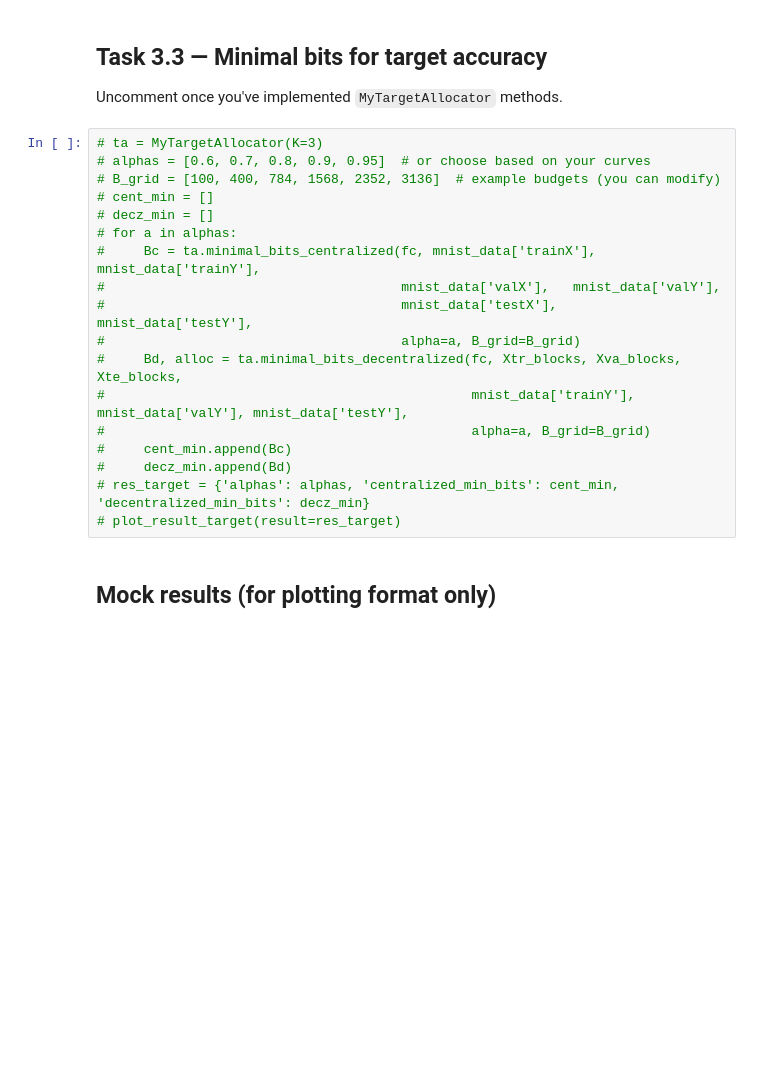
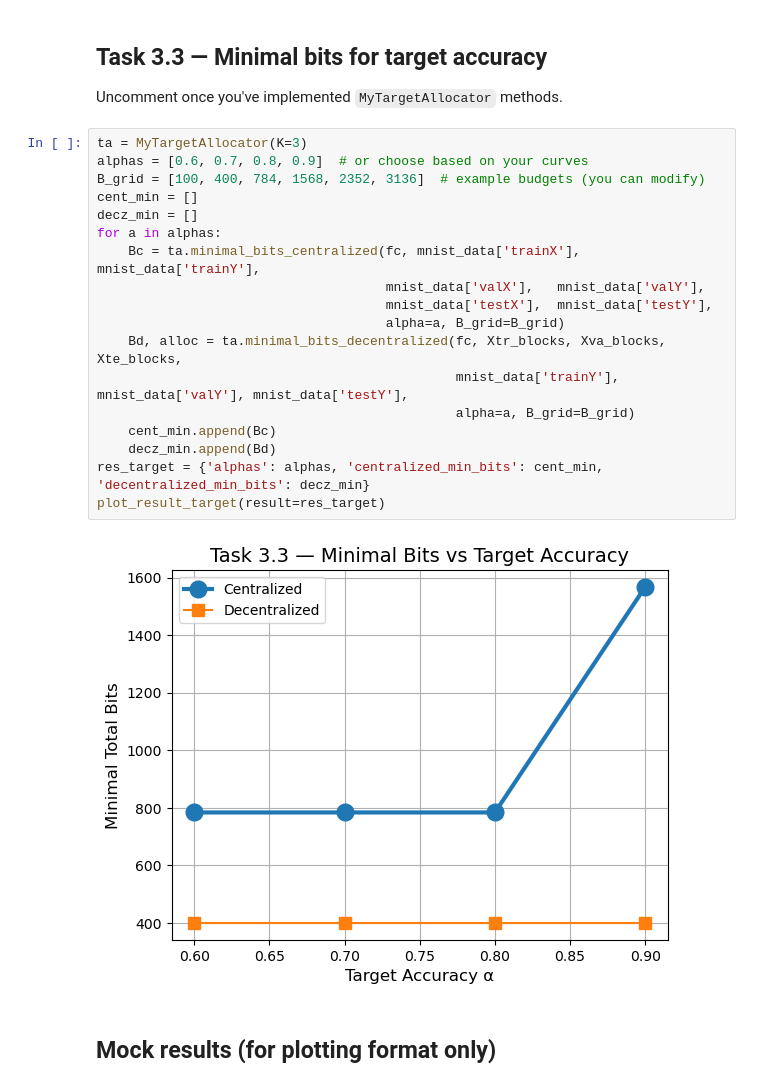
Before and after one commit to edenzafran/ece-236a-project, a Jupyter notebook: ECE236A_2025_boilerplate.ipynb, the cells around one changed output. Cells and saved outputs as stored; diff of their text form; blank space fills up the shorter version.

```diff
--- a/ECE236A_2025_boilerplate.ipynb
+++ b/ECE236A_2025_boilerplate.ipynb
@@ -181,23 +191,25 @@ plot_result_total(result2=None, result3_2=res_B)
 ## Task 3.3 — Minimal bits for target accuracy
 Uncomment once you've implemented `MyTargetAllocator` methods.
 # %%
-# ta = MyTargetAllocator(K=3)
-# alphas = [0.6, 0.7, 0.8, 0.9, 0.95]  # or choose based on your curves
-# B_grid = [100, 400, 784, 1568, 2352, 3136]  # example budgets (you can modify)
-# cent_min = []
-# decz_min = []
-# for a in alphas:
-#     Bc = ta.minimal_bits_centralized(fc, mnist_data['trainX'], mnist_data['trainY'],
-#                                      mnist_data['valX'],   mnist_data['valY'],
-#                                      mnist_data['testX'],  mnist_data['testY'],
-#                                      alpha=a, B_grid=B_grid)
-#     Bd, alloc = ta.minimal_bits_decentralized(fc, Xtr_blocks, Xva_blocks, Xte_blocks,
-#                                               mnist_data['trainY'], mnist_data['valY'], mnist_data['testY'],
-#                                               alpha=a, B_grid=B_grid)
-#     cent_min.append(Bc)
-#     decz_min.append(Bd)
-# res_target = {'alphas': alphas, 'centralized_min_bits': cent_min, 'decentralized_min_bits': decz_min}
-# plot_result_target(result=res_target)
+ta = MyTargetAllocator(K=3)
+alphas = [0.6, 0.7, 0.8, 0.9]  # or choose based on your curves
+B_grid = [100, 400, 784, 1568, 2352, 3136]  # example budgets (you can modify)
+cent_min = []
+decz_min = []
+for a in alphas:
+    Bc = ta.minimal_bits_centralized(fc, mnist_data['trainX'], mnist_data['trainY'],
+                                     mnist_data['valX'],   mnist_data['valY'],
+                                     mnist_data['testX'],  mnist_data['testY'],
+                                     alpha=a, B_grid=B_grid)
+    Bd, alloc = ta.minimal_bits_decentralized(fc, Xtr_blocks, Xva_blocks, Xte_blocks,
+                                              mnist_data['trainY'], mnist_data['valY'], mnist_data['testY'],
+                                              alpha=a, B_grid=B_grid)
+    cent_min.append(Bc)
+    decz_min.append(Bd)
+res_target = {'alphas': alphas, 'centralized_min_bits': cent_min, 'decentralized_min_bits': decz_min}
+plot_result_target(result=res_target)
+# %% [output]
+[figure, added]
 # %% [markdown]
 ## Mock results (for plotting format only)
 # %%
```
Also changed, not shown: parts of 3 cells of this notebook, 4 other files.
